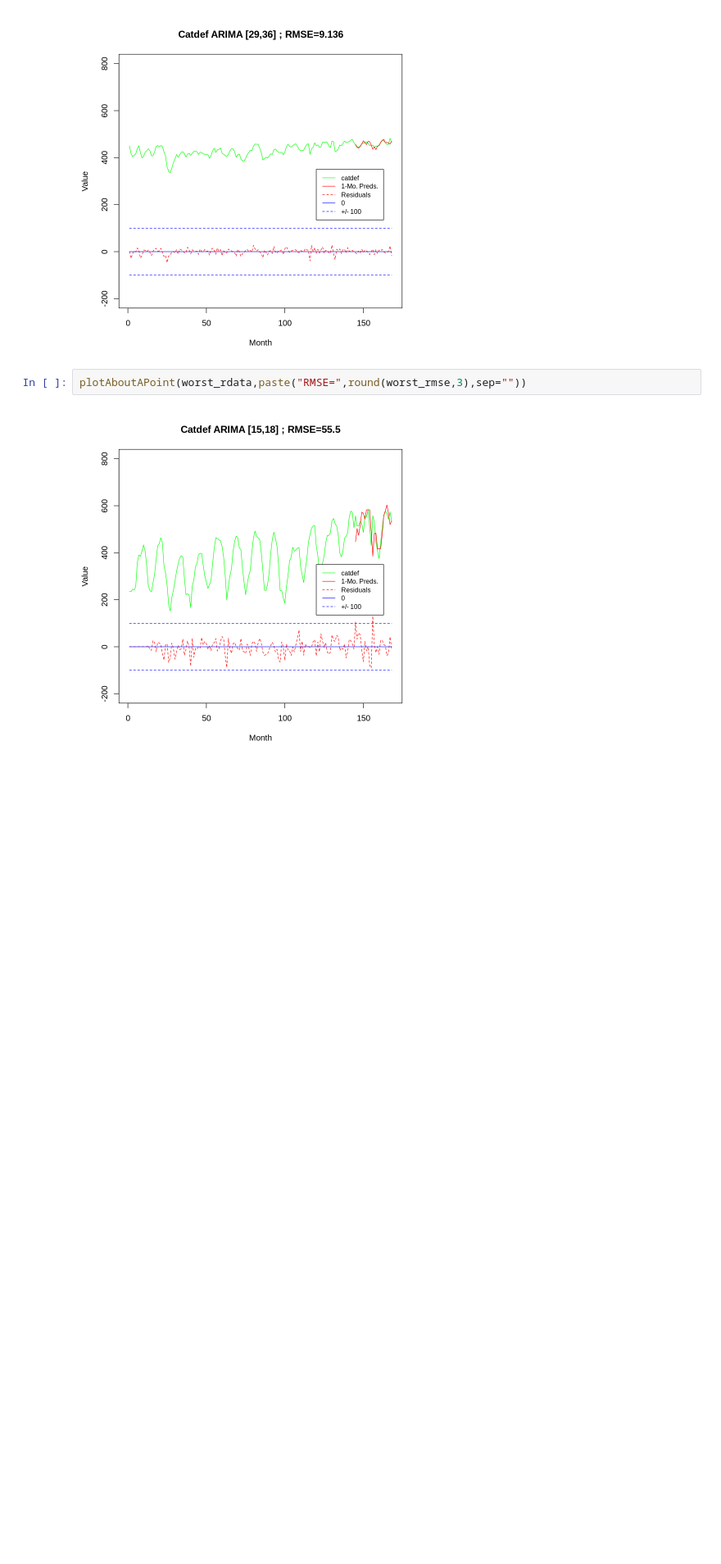
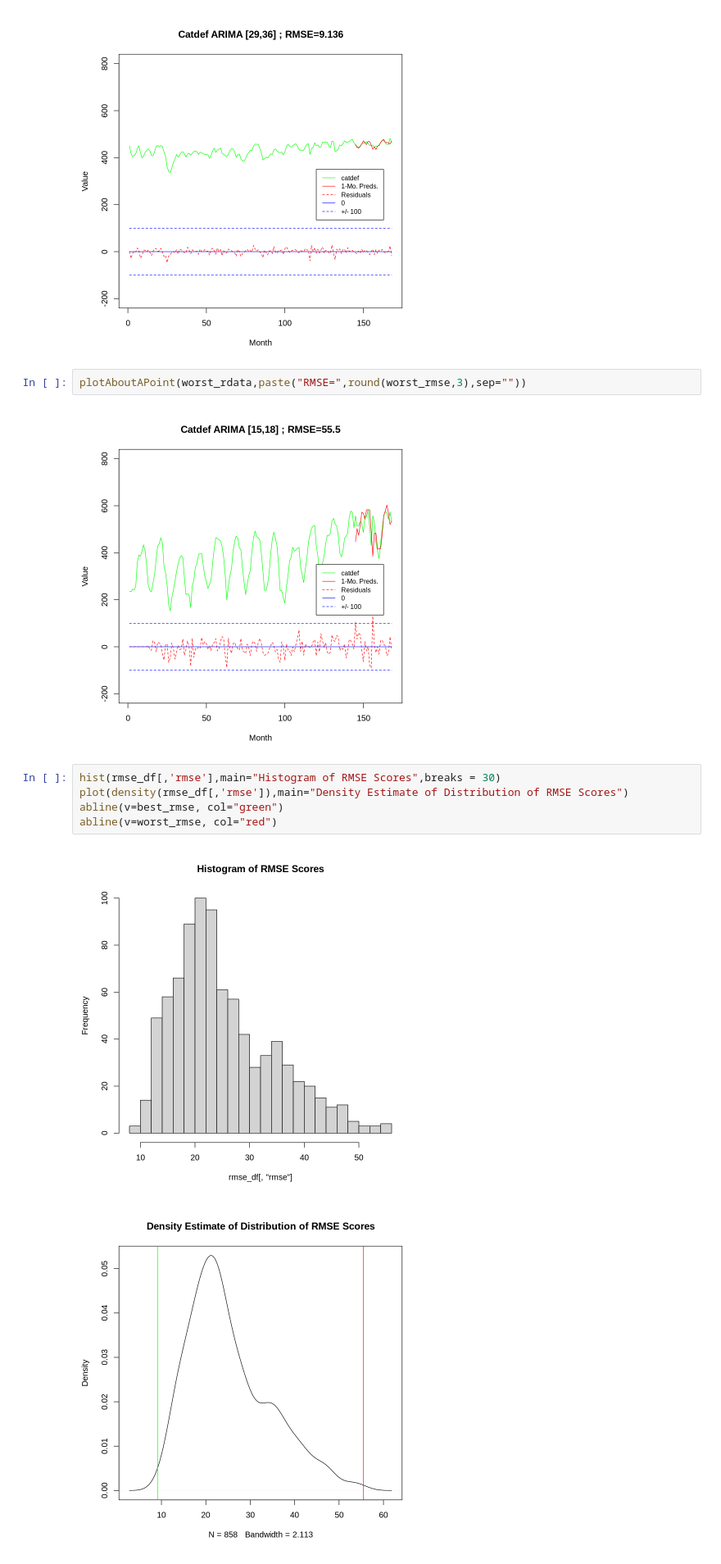
Before and after one commit to eddie-a-salinas/CA-Hydrology-W210-SP2022, a Jupyter notebook: ARIMA_Explorer.ipynb, the cells around one changed output. Shown at 82% size. Cells and saved outputs as stored; diff of their text form; blank space fills up the shorter version.

Commit message:
added density stuff

```diff
--- a/ARIMA_Explorer.ipynb
+++ b/ARIMA_Explorer.ipynb
@@ -297,3 +297,11 @@ plotAboutAPoint(best_rdata,paste("RMSE=",round(best_rmse,3),sep=""))
 plotAboutAPoint(worst_rdata,paste("RMSE=",round(worst_rmse,3),sep=""))
 # %% [output]
 [figure]
+# %%
+hist(rmse_df[,'rmse'],main="Histogram of RMSE Scores",breaks = 30)
+plot(density(rmse_df[,'rmse']),main="Density Estimate of Distribution of RMSE Scores")
+abline(v=best_rmse, col="green")
+abline(v=worst_rmse, col="red")
+# %% [output]
+[figure, added]
+[figure, added]
```
